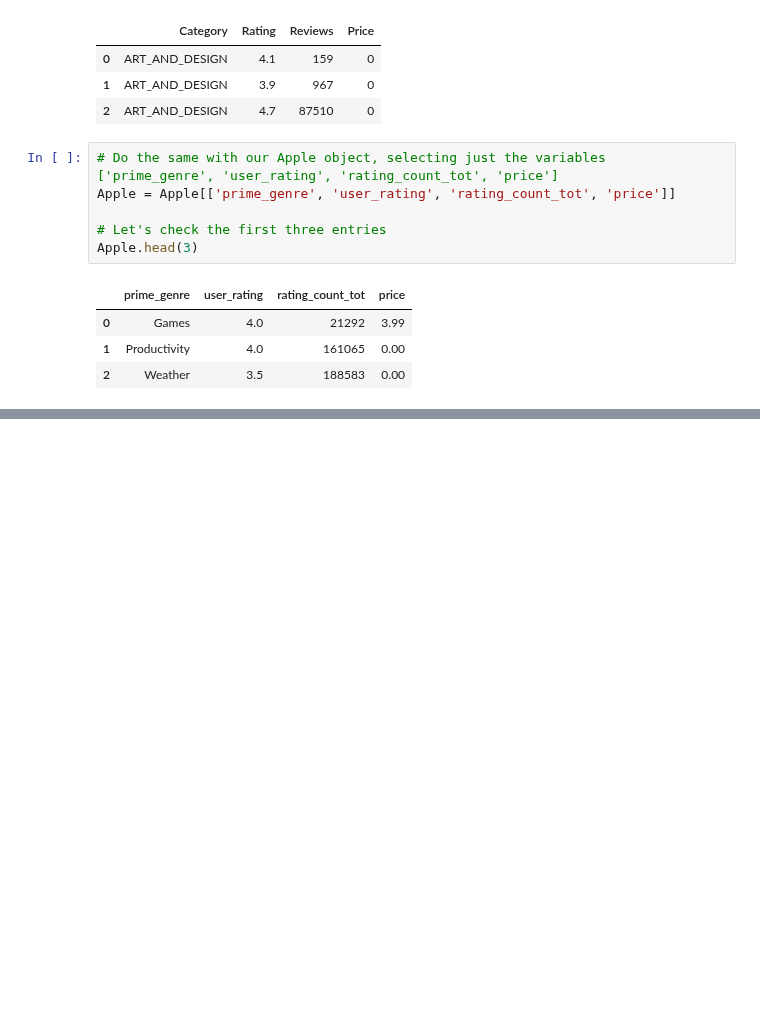
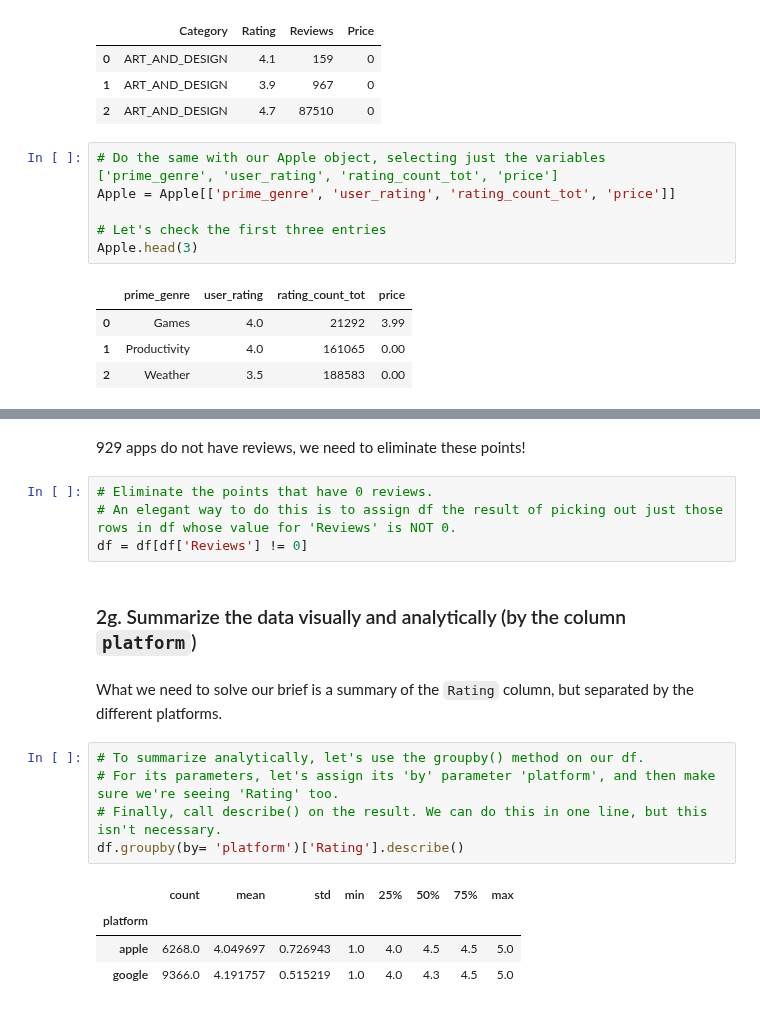
Before and after one commit to tripfernandes/SB-DSC, a Jupyter notebook: PART 1, Tier 1 - Sourcing and Loading.ipynb, the cells around one changed output, grey strips where cells are left out. Cells and saved outputs as stored; diff of their text form; blank space fills up the shorter version.

```diff
--- a/PART 1, Tier 1 - Sourcing and Loading.ipynb
+++ b/PART 1, Tier 1 - Sourcing and Loading.ipynb
@@ -127,0 +349,20 @@ Apple.head(3)
+# %% [markdown]
+929 apps do not have reviews, we need to eliminate these points!
+# %%
+# Eliminate the points that have 0 reviews.
+# An elegant way to do this is to assign df the result of picking out just those rows in df whose value for 'Reviews' is NOT 0.
+df = df[df['Reviews'] != 0]
+# %% [markdown]
+### 2g. Summarize the data visually and analytically (by the column `platform`)
+# %% [markdown]
+What we need to solve our brief is a summary of the `Rating` column, but separated by the different platforms.
+# %%
+# To summarize analytically, let's use the groupby() method on our df.
+# For its parameters, let's assign its 'by' parameter 'platform', and then make sure we're seeing 'Rating' too.
+# Finally, call describe() on the result. We can do this in one line, but this isn't necessary.
+df.groupby(by= 'platform')['Rating'].describe()
+# %% [output]
+|  | count | mean | std | min | 25% | 50% | 75% | max |
+| platform |  |  |  |  |  |  |  |  |
+| apple | 6268.0 | 4.049697 | 0.726943 | 1.0 | 4.0 | 4.5 | 4.5 | 5.0 |
+| google | 9366.0 | 4.191757 | 0.515219 | 1.0 | 4.0 | 4.3 | 4.5 | 5.0 |
```
Also changed, not shown: parts of 32 cells of this notebook.
